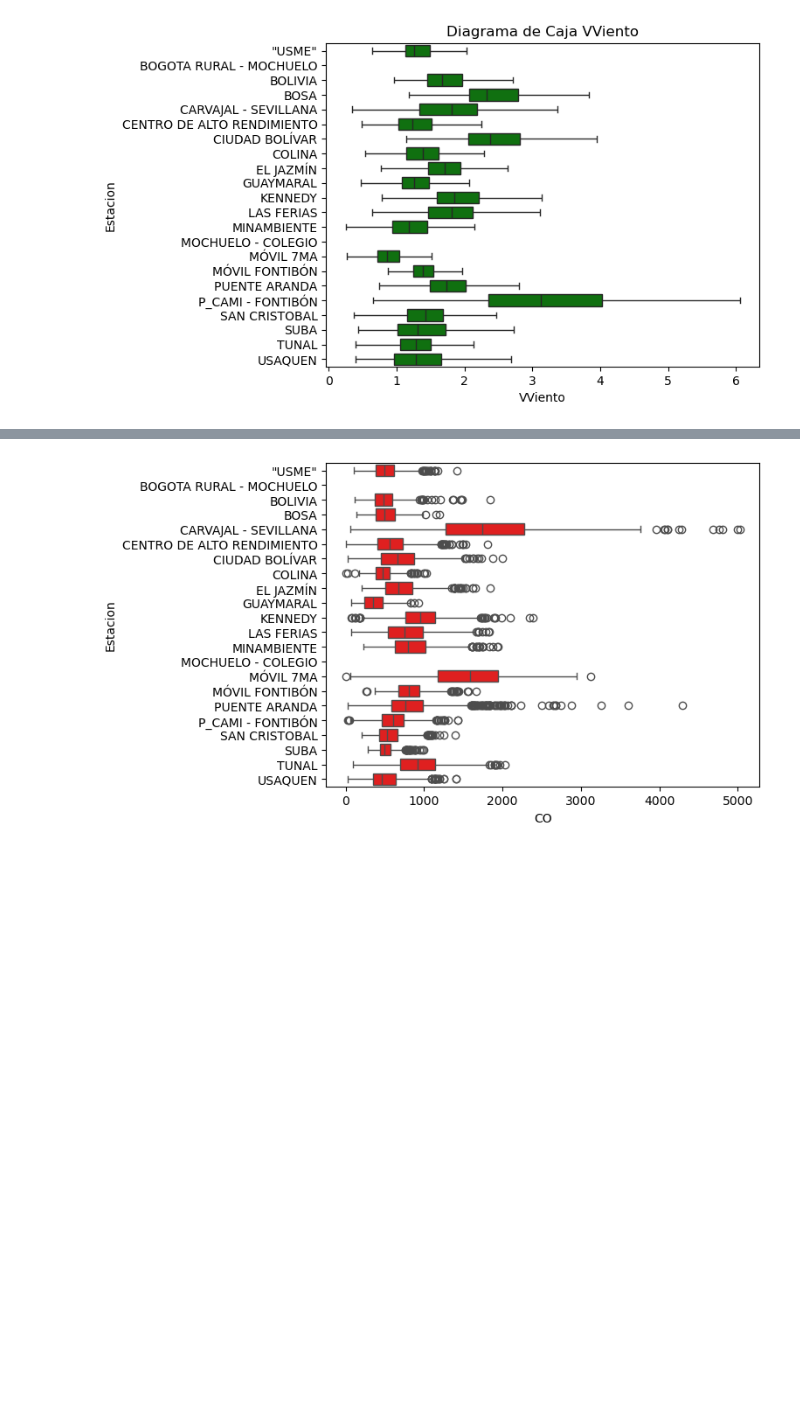
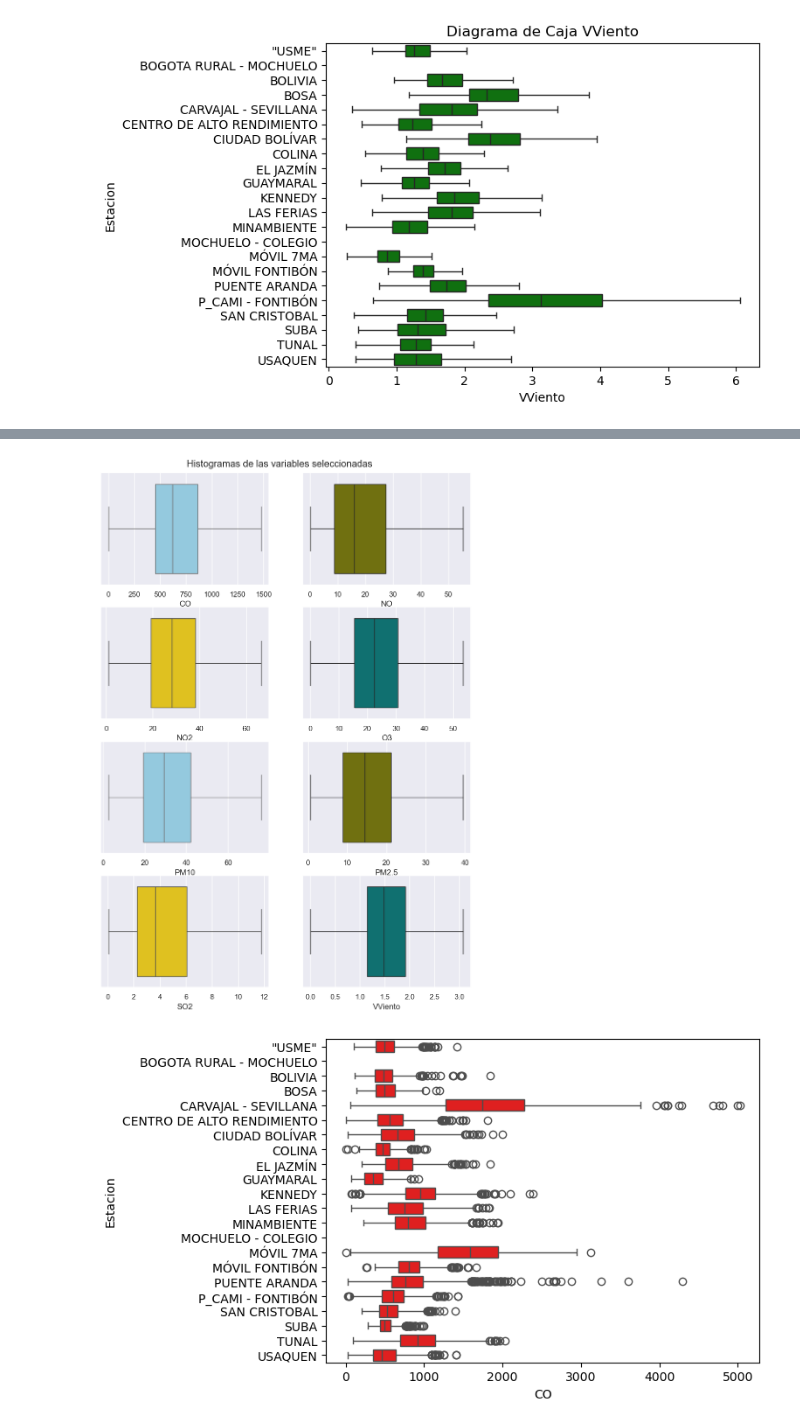
Before and after one commit to josejjgs1923/proyecto-analisis-calidad-aire-bogota, a Jupyter notebook: Analisis datos calidad aire.ipynb, the cells around one changed output, grey strips where cells are left out. Drawn from its saved outputs; the diff is of its cells as text; code cells hidden in the pictures; blank space fills up the shorter version.

Commit message:
Se agregó el codigo para hacer la estandarización de variables, y el codigo para agrupar los muchos graficos individuales en graficos de conjunto, más sencillos de leer.

```diff
--- a/Analisis datos calidad aire.ipynb
+++ b/Analisis datos calidad aire.ipynb
@@ -191,12 +191,3 @@ años = (5, 10, 15)
 array_conteo = [obtener_prop_validos(df, año) for df, año in zip(df_por_intervalo, años)]
 
 conteo_fracc = pd.concat(array_conteo)
-# %%
-for df, año in zip(array_conteo, años):
-    eje = sns.barplot(data=df, x="variable", y="porcentaje", hue="variable", legend="full")
-    eje.set(xticks=[])
-    eje.set_title(f"Calidad de datos {año} años atras")
-    sns.move_legend(eje, "upper left", bbox_to_anchor=(1, 1))
-    plt.show()
-
-    #eje.get_figure().savefig(f'comp {año}.png')
@@ -385,8 +358,3 @@ for var in Var:
 [figure]
 [figure]
 [figure]
-# %%
-for var in Var:
-    ax = sns.boxplot(data=datos, x=var,  orient="h", color="g",  showfliers=False )
-    ax.set_title(f"Diagrama de Caja {var}")
-    plt.show()
@@ -402,3 +361,23 @@ for var in Var:
+# %%
+sns.set_theme(style="darkgrid")
+
+fig1, axs1 = plt.subplots(4, 2, figsize=(10, 14))
+colores = ("skyblue", "olive", "gold", "teal", "skyblue", "olive", "gold", "teal")
+
+def crear_ejes(dim1, dim2):
+    for i in range(dim1):
+        for j in range(dim2):
+            yield (i, j)
+
+for var, color,  coord in zip (Var, colores, crear_ejes(4, 2)):
+    eje = axs1[*coord]
+    sns.boxplot(data=datos, x=var,  orient="h", color=color, showfliers=False, ax=eje )
+
+
+fig1.suptitle("Histogramas de las variables seleccionadas", y=0.9)
+plt.show()
+# %% [output]
+[figure, added]
 # %%
 sns.boxplot(data=datos, x=At.co, y=At.est,  orient="h", color="r")
 plt.show()
```
Also changed, not shown: parts of 19 cells of this notebook.
